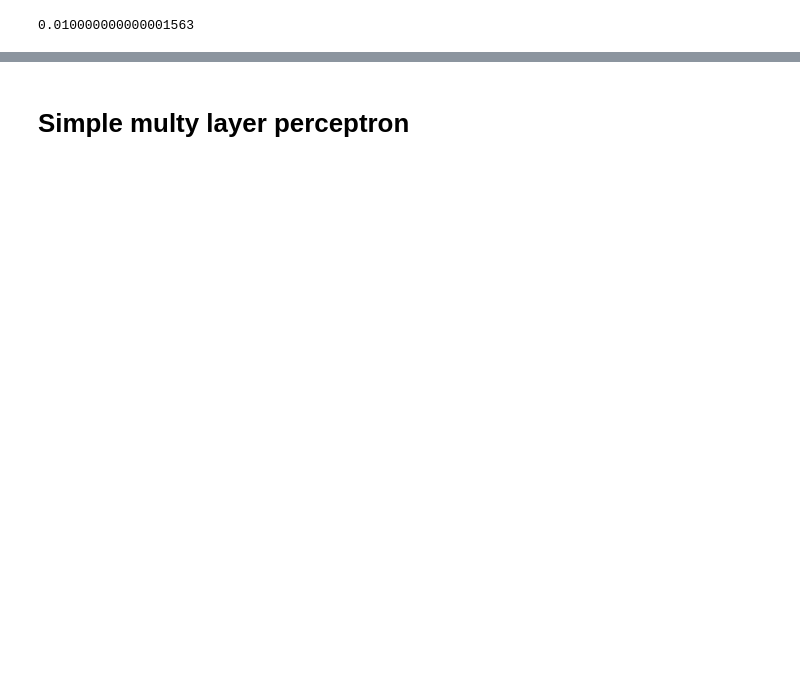
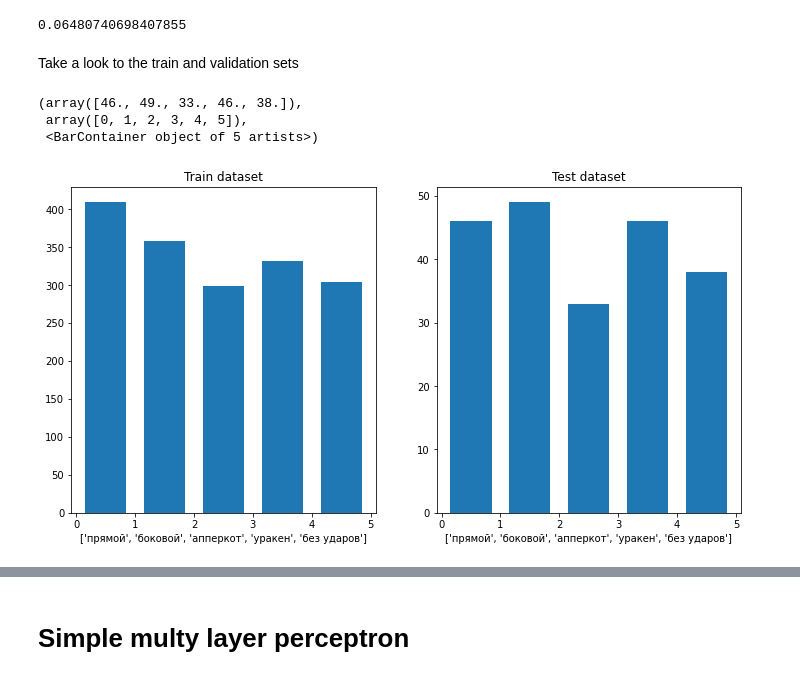
Before and after one commit to balezz/Punch_DL, a Jupyter notebook: PaperPunchDL/3_Results.ipynb, the cells around one changed output, grey strips where cells are left out. Cells and saved outputs as stored; diff of their text form; code cells hidden in the pictures; blank space fills up the shorter version.

```diff
--- a/PaperPunchDL/3_Results.ipynb
+++ b/PaperPunchDL/3_Results.ipynb
@@ -23,9 +24,10 @@ X_train, y_train, X_val, y_val = random_split_train_val(X, Y, 212)
 # %%
 # 4-th column = sum of 1,2,3 columns
 x = X_train[1].reshape(4, 150)
-np.max(np.sum(x[:3, :], axis=0) - x[-1])
+xyz_sum = np.sum(x[:3, :], axis=0)
+np.linalg.norm(xyz_sum - x[3])
 # %% [output]
-0.010000000000001563
+0.06480740698407855
 # %%
 # no need for features linear combination
 X = train_dataset[:,0:450]
@@ -33,3 +37,23 @@ Y = train_dataset[:,600]
 # %%
 # Выходной слой с 5 - прямой, боковой, апперкот, уракен, передвижения без ударов
 num_classes = 5
+names = ['прямой', 'боковой', 'апперкот', 'уракен', 'без ударов']
+# %% [markdown]
+Take a look to the train and validation sets
+# %%
+# TODO: make good x axis labels
+plt.figure(figsize=(12,6))
+plt.subplot(1, 2, 1)
+plt.xlabel(names)
+plt.title('Train dataset')
+plt.hist(y_train.astype(np.int), rwidth=0.7, bins=range(6), label=names )
+
+plt.subplot(1, 2, 2)
+plt.title('Test dataset')
+plt.xlabel(names)
+plt.hist(y_val.astype(np.int), rwidth=0.7, bins=range(6), label=names )
+# %% [output]
+(array([46., 49., 33., 46., 38.]),
+ array([0, 1, 2, 3, 4, 5]),
+ <BarContainer object of 5 artists>)
+[figure, added]
```
Also changed, not shown: parts of 46 cells of this notebook, 5 other files.
